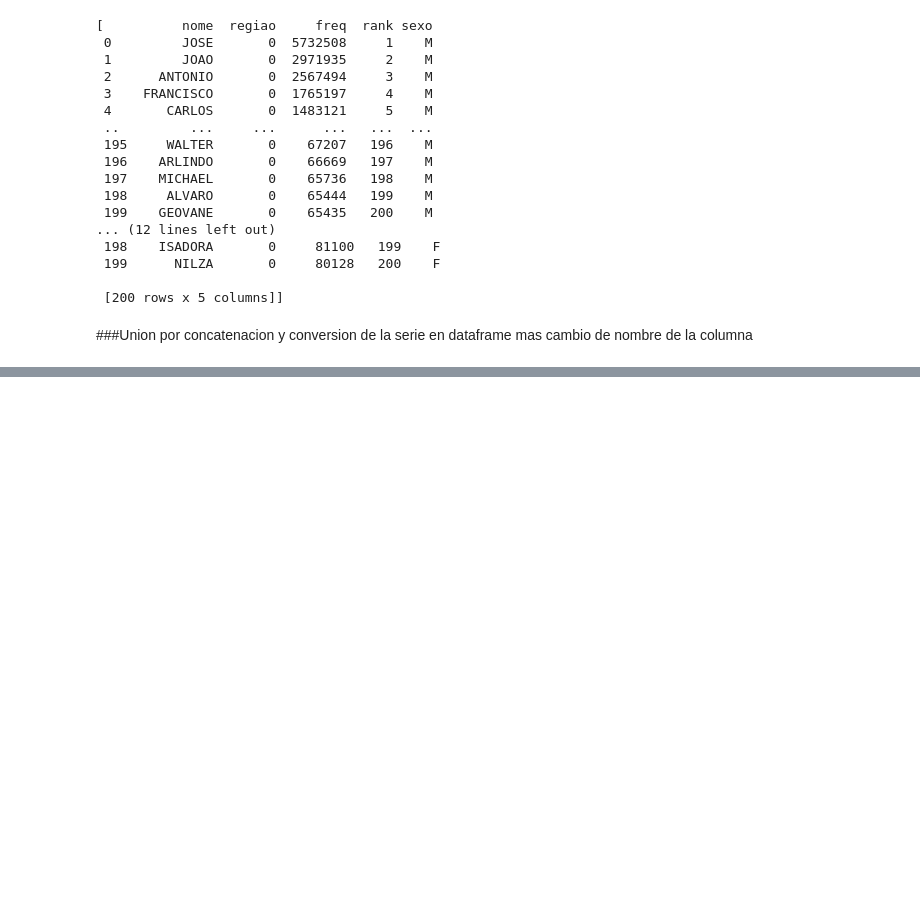
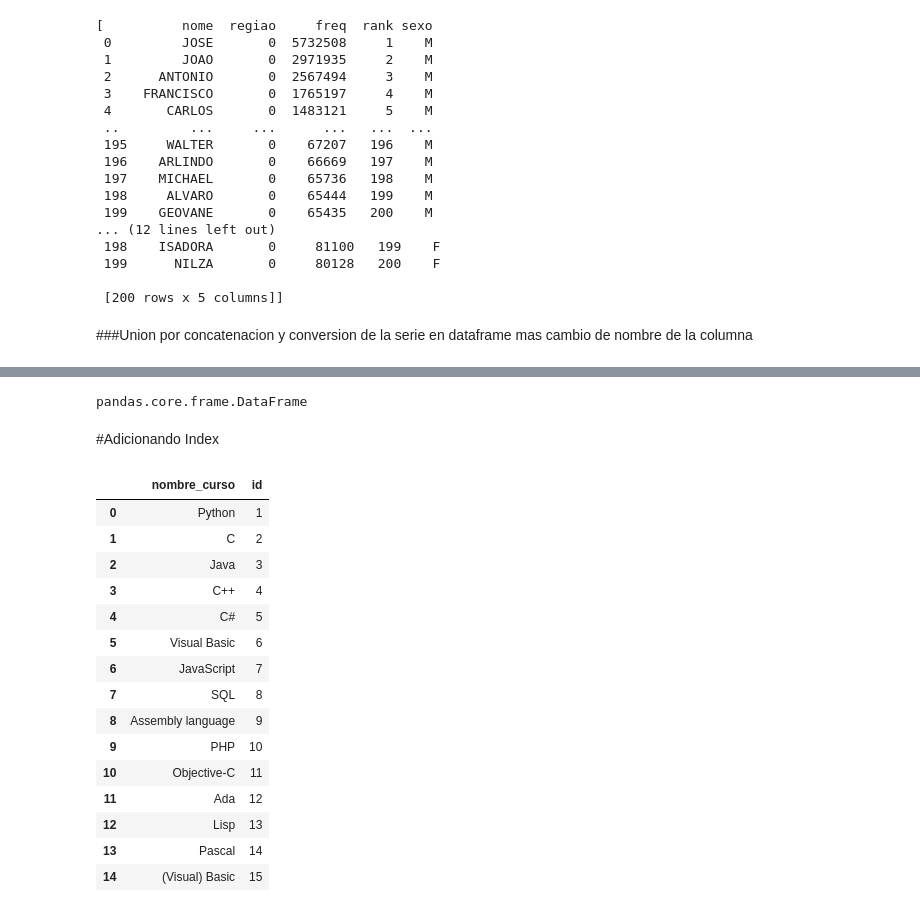
Before and after one commit to AdrianCPC/DS_Students_data_01, a Jupyter notebook: Capitulo1.ipynb, the cells around one changed output, grey strips where cells are left out. Drawn from its saved outputs; the diff is of its cells as text; code cells hidden in the pictures; blank space fills up the shorter version.

```diff
--- a/Capitulo1.ipynb
+++ b/Capitulo1.ipynb
@@ -51,0 +115,6 @@ nombres.sample(5)
+# %%
+url = 'https://www.tiobe.com/tiobe-index/'
+# %%
+cursos = pd.read_html(url)
+cursos = cursos[2].iloc[:,:1]
+cursos.head()
@@ -51,0 +128,28 @@ nombres.sample(5)
+# %%
+type(cursos)
+# %% [output]
+pandas.core.frame.DataFrame
+# %% [markdown]
+#Adicionando Index
+# %%
+cursos = cursos.rename(columns={'Programming Language': 'nombre_curso'})
+# %%
+cursos['id'] = cursos.index + 1
+cursos
+# %% [output]
+|  | nombre_curso | id |
+| 0 | Python | 1 |
+| 1 | C | 2 |
+| 2 | Java | 3 |
+| 3 | C++ | 4 |
+| 4 | C# | 5 |
+| 5 | Visual Basic | 6 |
+| 6 | JavaScript | 7 |
+| 7 | SQL | 8 |
+| 8 | Assembly language | 9 |
+| 9 | PHP | 10 |
+| 10 | Objective-C | 11 |
+| 11 | Ada | 12 |
+| 12 | Lisp | 13 |
+| 13 | Pascal | 14 |
+| 14 | (Visual) Basic | 15 |
```
Also changed, not shown: parts of 21 cells of this notebook.
